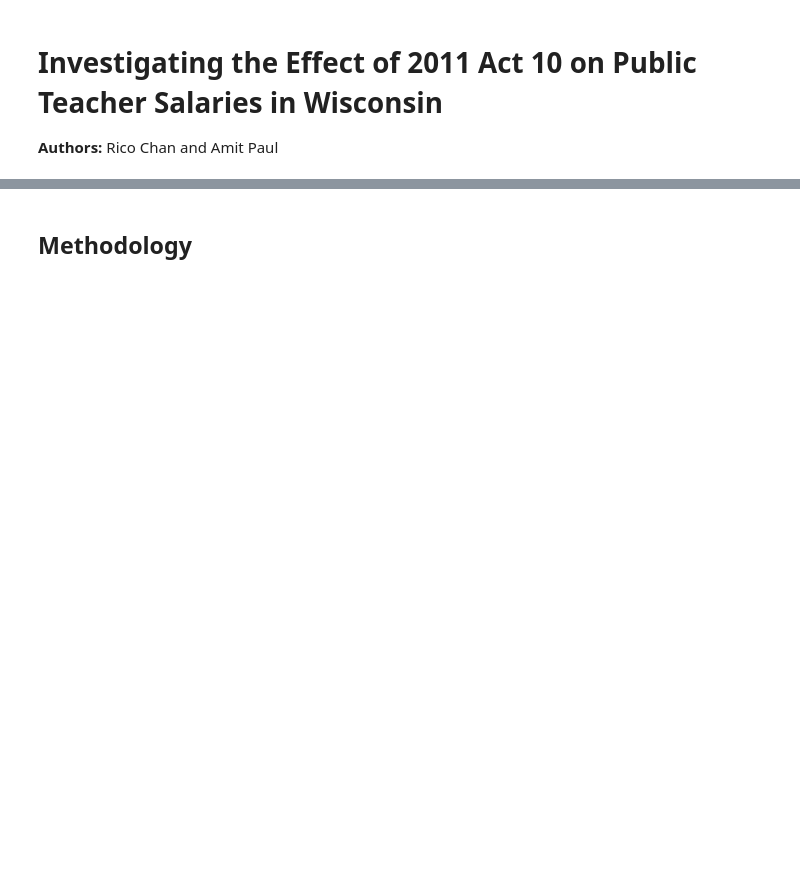
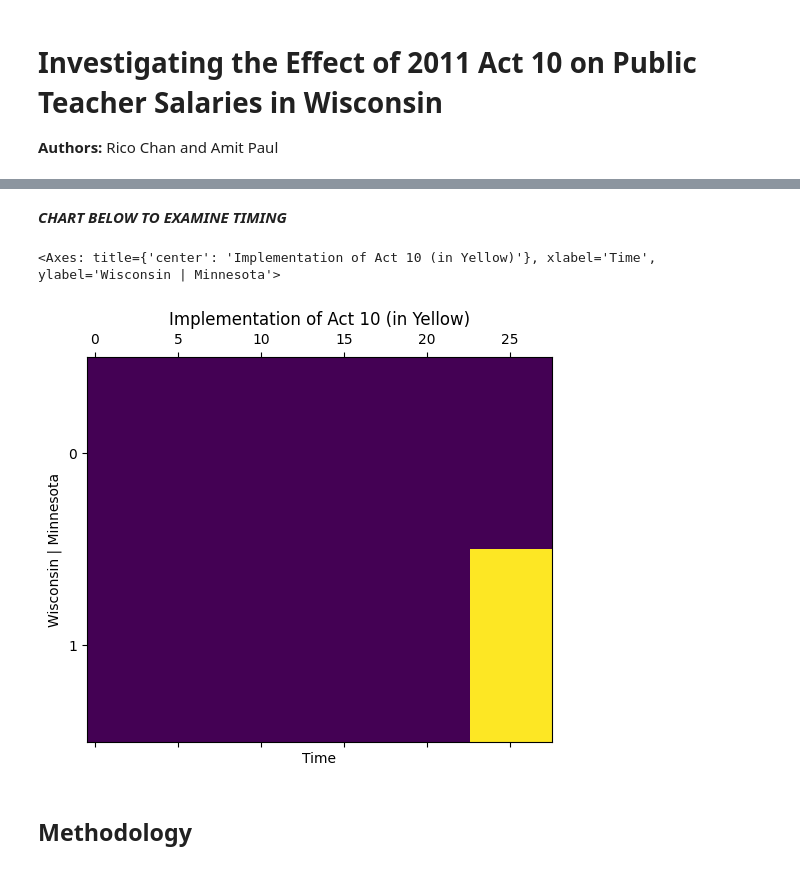
Before and after one commit to ricochn02/526-project, a Jupyter notebook: report.ipynb, the cells around one changed output, grey strips where cells are left out. Cells and saved outputs as stored; diff of their text form; code cells hidden in the pictures; blank space fills up the shorter version.

```diff
--- a/report.ipynb
+++ b/report.ipynb
@@ -45,3 +91,23 @@ Our analysis particularly used data from the CSPP dataset in the time period of
+# %% [markdown]
+___CHART BELOW TO EXAMINE TIMING___
+# %%
+df_did1 = df[df['state'].isin(['Wisconsin', 'Minnesota'])]
+
+pf.panelview(
+    df,
+    unit="state",
+    time="year",
+    treat="agencyfeesprohibited",
+    collapse_to_cohort=True,
+    sort_by_timing=True,
+    ylab="Wisconsin | Minnesota",
+    xlab="Time",
+    title="Implementation of Act 10 (in Yellow)",
+    figsize=(6, 5),
+)
+# %% [output]
+<Axes: title={'center': 'Implementation of Act 10 (in Yellow)'}, xlabel='Time', ylabel='Wisconsin | Minnesota'>
+[figure, new version]
 # %% [markdown]
 ## Methodology
 # %% [markdown]
```
Also changed, not shown: parts of 20 cells of this notebook, 1 other file.
